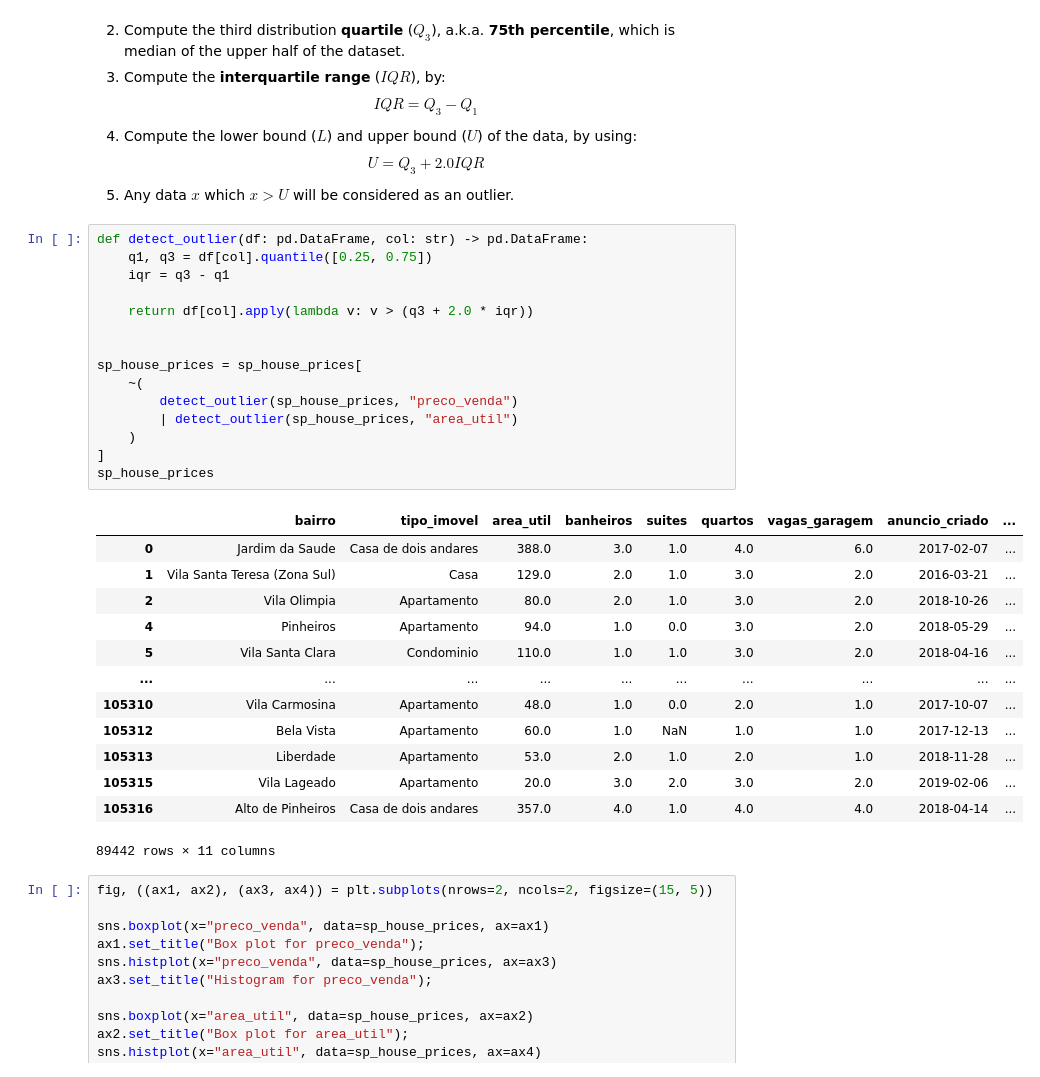
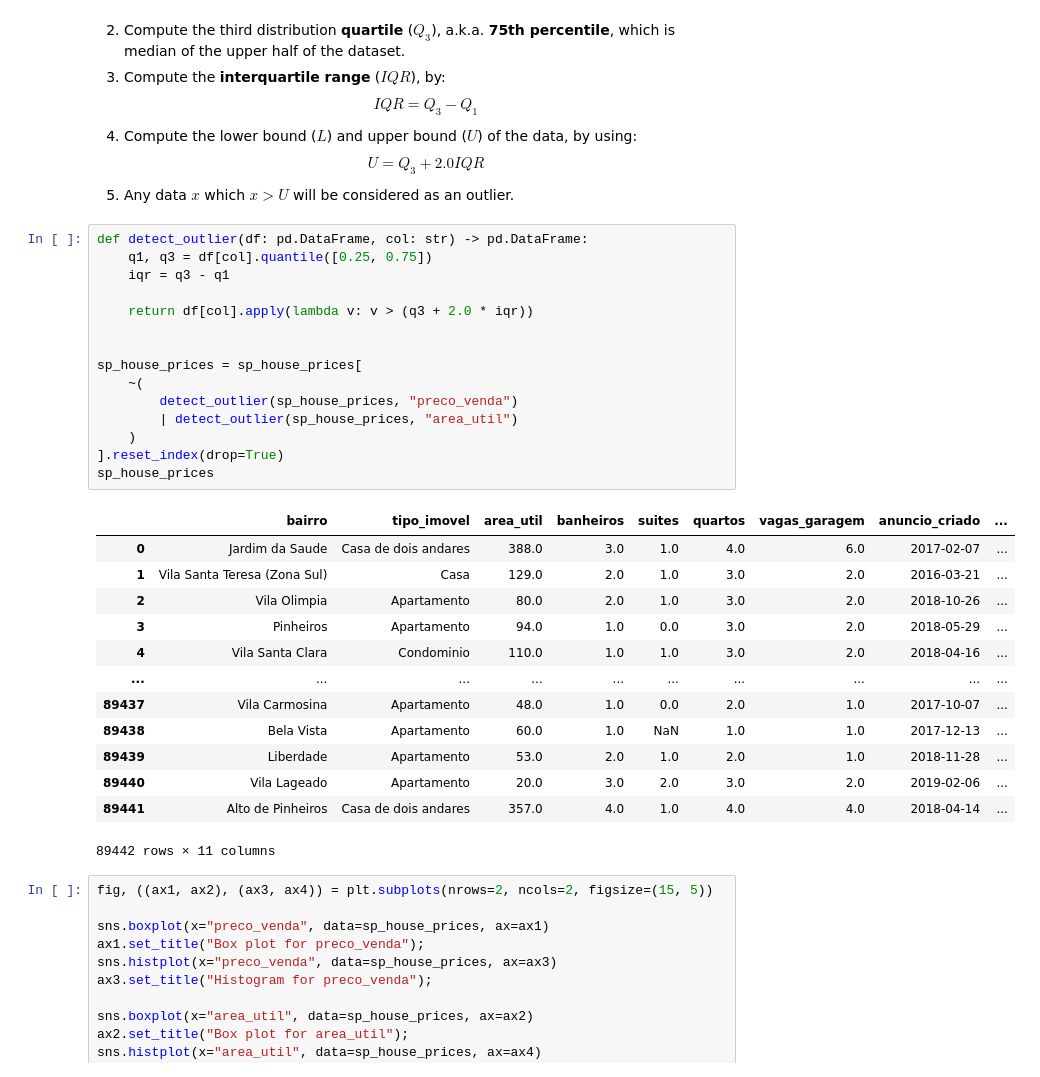
Before and after one commit to TheCamilovisk/HousePricePredictionApp, a Jupyter notebook: notebooks/01-initial-cleaning.ipynb, the cells around one changed output. Saved outputs shown, nothing was run; the diff lists cells and outputs as text.

Commit message:
Reset the index of the processed dataset.

```diff
--- a/notebooks/01-initial-cleaning.ipynb
+++ b/notebooks/01-initial-cleaning.ipynb
@@ -318,31 +318,31 @@ $$
 # %%
 def detect_outlier(df: pd.DataFrame, col: str) -> pd.DataFrame:
     q1, q3 = df[col].quantile([0.25, 0.75])
     iqr = q3 - q1
 
     return df[col].apply(lambda v: v > (q3 + 2.0 * iqr))
 
 
 sp_house_prices = sp_house_prices[
     ~(
         detect_outlier(sp_house_prices, "preco_venda")
         | detect_outlier(sp_house_prices, "area_util")
     )
-]
+].reset_index(drop=True)
 sp_house_prices
 # %% [output]
 |  | bairro | tipo_imovel | area_util | banheiros | suites | quartos | vagas_garagem | anuncio_criado | ... |
 | 0 | Jardim da Saude | Casa de dois andares | 388.0 | 3.0 | 1.0 | 4.0 | 6.0 | 2017-02-07 | ... |
 | 1 | Vila Santa Teresa (Zona Sul) | Casa | 129.0 | 2.0 | 1.0 | 3.0 | 2.0 | 2016-03-21 | ... |
 | 2 | Vila Olimpia | Apartamento | 80.0 | 2.0 | 1.0 | 3.0 | 2.0 | 2018-10-26 | ... |
-| 4 | Pinheiros | Apartamento | 94.0 | 1.0 | 0.0 | 3.0 | 2.0 | 2018-05-29 | ... |
-| 5 | Vila Santa Clara | Condominio | 110.0 | 1.0 | 1.0 | 3.0 | 2.0 | 2018-04-16 | ... |
+| 3 | Pinheiros | Apartamento | 94.0 | 1.0 | 0.0 | 3.0 | 2.0 | 2018-05-29 | ... |
+| 4 | Vila Santa Clara | Condominio | 110.0 | 1.0 | 1.0 | 3.0 | 2.0 | 2018-04-16 | ... |
 | ... | ... | ... | ... | ... | ... | ... | ... | ... | ... |
-| 105310 | Vila Carmosina | Apartamento | 48.0 | 1.0 | 0.0 | 2.0 | 1.0 | 2017-10-07 | ... |
-| 105312 | Bela Vista | Apartamento | 60.0 | 1.0 | NaN | 1.0 | 1.0 | 2017-12-13 | ... |
-| 105313 | Liberdade | Apartamento | 53.0 | 2.0 | 1.0 | 2.0 | 1.0 | 2018-11-28 | ... |
-| 105315 | Vila Lageado | Apartamento | 20.0 | 3.0 | 2.0 | 3.0 | 2.0 | 2019-02-06 | ... |
-| 105316 | Alto de Pinheiros | Casa de dois andares | 357.0 | 4.0 | 1.0 | 4.0 | 4.0 | 2018-04-14 | ... |
+| 89437 | Vila Carmosina | Apartamento | 48.0 | 1.0 | 0.0 | 2.0 | 1.0 | 2017-10-07 | ... |
+| 89438 | Bela Vista | Apartamento | 60.0 | 1.0 | NaN | 1.0 | 1.0 | 2017-12-13 | ... |
+| 89439 | Liberdade | Apartamento | 53.0 | 2.0 | 1.0 | 2.0 | 1.0 | 2018-11-28 | ... |
+| 89440 | Vila Lageado | Apartamento | 20.0 | 3.0 | 2.0 | 3.0 | 2.0 | 2019-02-06 | ... |
+| 89441 | Alto de Pinheiros | Casa de dois andares | 357.0 | 4.0 | 1.0 | 4.0 | 4.0 | 2018-04-14 | ... |
 89442 rows × 11 columns
 # %%
 fig, ((ax1, ax2), (ax3, ax4)) = plt.subplots(nrows=2, ncols=2, figsize=(15, 5))
```
Also changed, not shown: parts of 1 cell of this notebook.
